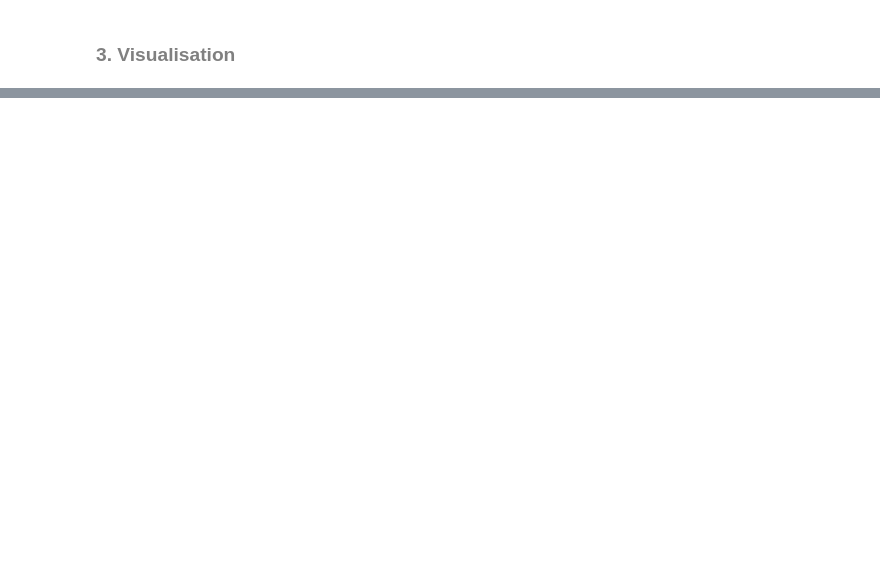
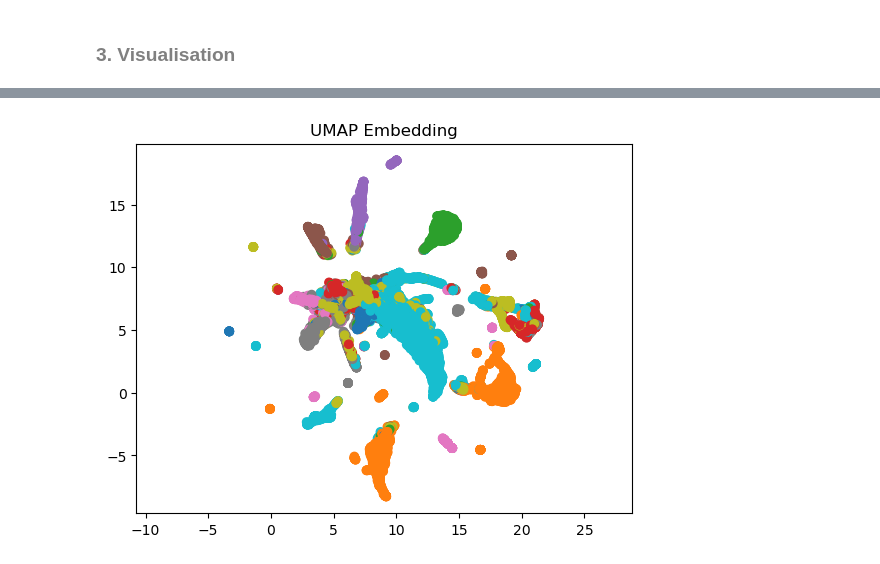
Before and after one commit to OxfordRSE/L2Gv2, a Jupyter notebook: nas.ipynb, the cells around one changed output, grey strips where cells are left out. Drawn from its saved outputs; the diff is of its cells as text; code cells hidden in the pictures; blank space fills up the shorter version.

```diff
--- a/nas.ipynb
+++ b/nas.ipynb
@@ -312,3 +350,3 @@ def VGAE_patch_embeddings(patch_data, dim=2, hidden_dim=32, num_epochs=100, deco
 # %%
 # Use UMAP to visualise the graph embeddings for different days
-reducer = umap.UMAP()
+reducer = umap.UMAP(n_neighbors=5, min_dist=0.1)
@@ -315,2 +355,12 @@ reducer = umap.UMAP()
 # %%
-embedding
+umap_embedding = reducer.fit_transform(points)
+# %%
+plt.scatter(
+    umap_embedding[:, 0],
+    umap_embedding[:, 1],
+    c=[sns.color_palette()[x] for x in labels]
+)
+plt.gca().set_aspect('equal', 'datalim')
+plt.title('UMAP Embedding', fontsize=12);
+# %% [output]
+[figure, added]
```
Also changed, not shown: parts of 31 cells of this notebook, 8 other files.
